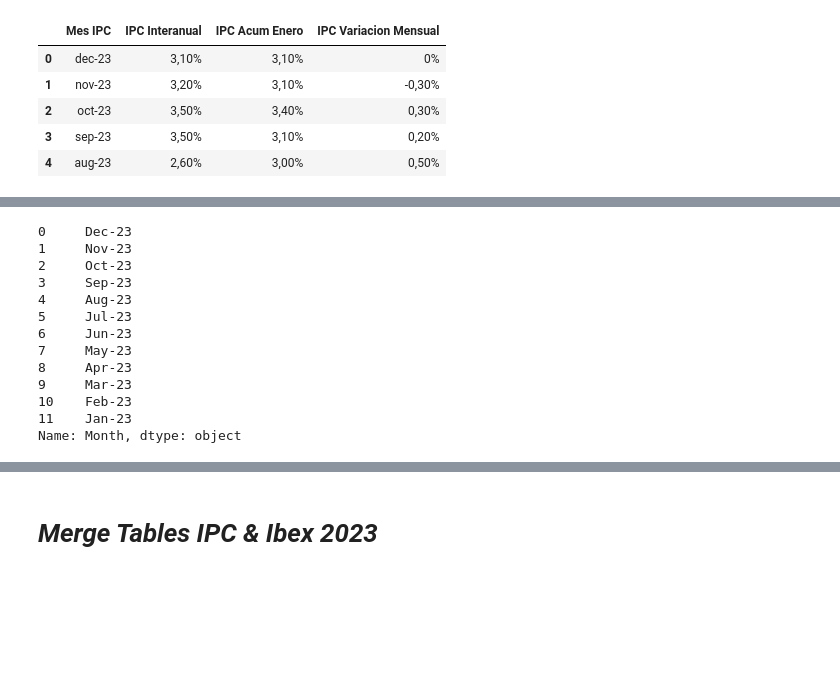
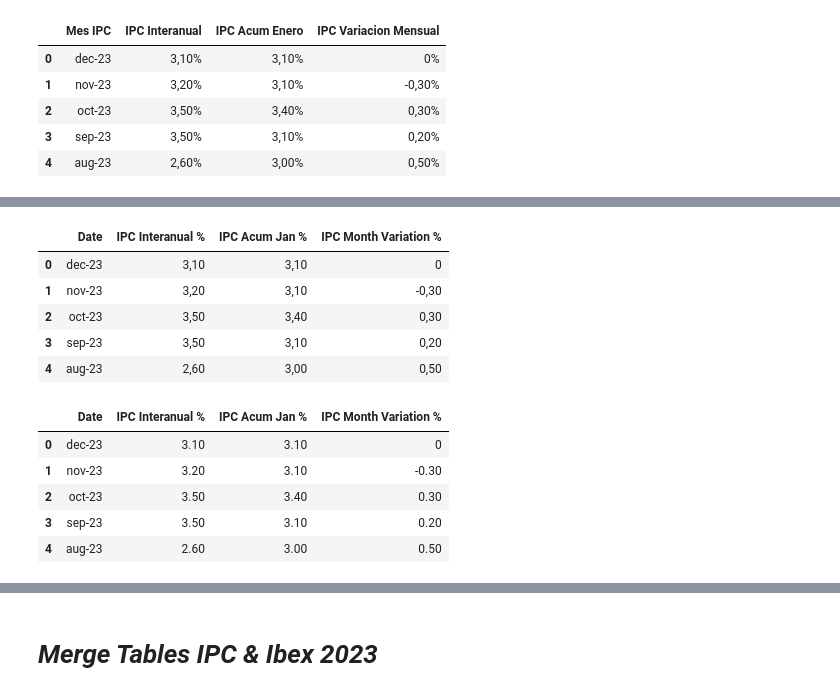
Before and after one commit to Manilab2309/ia-machine-learning, a Jupyter notebook: lab/NB_analyst_broker_operations.ipynb, the cells around one changed output, grey strips where cells are left out. Drawn from its saved outputs; the diff is of its cells as text; code cells hidden in the pictures; blank space fills up the shorter version.

```diff
--- a/lab/NB_analyst_broker_operations.ipynb
+++ b/lab/NB_analyst_broker_operations.ipynb
@@ -199,20 +206,27 @@ df_ipc_2023
-# %%
-# If you want capitalize strings
-# Documentation: https://pandas.pydata.org/docs/reference/api/pandas.Series.str.capitalize.html
-
-df_ipc_2023['Month'] = df_ipc_2023['Month'].str.capitalize()
-df_ipc_2023['Month']
-# %% [output]
-0     Dec-23
-1     Nov-23
-2     Oct-23
-3     Sep-23
-4     Aug-23
-5     Jul-23
-6     Jun-23
-7     May-23
-8     Apr-23
-9     Mar-23
-10    Feb-23
-11    Jan-23
-Name: Month, dtype: object
+# %%
+# Remove % char from cells
+df_ipc_2023[column_B_Renamed] = df_ipc_2023[column_B_Renamed].str.replace("%", "")
+df_ipc_2023[column_C_Renamed] = df_ipc_2023[column_C_Renamed].str.replace("%", "")
+df_ipc_2023[column_D_Renamed] = df_ipc_2023[column_D_Renamed].str.replace("%", "")
+
+df_ipc_2023.head()
+# %% [output]
+|  | Date | IPC Interanual % | IPC Acum Jan % | IPC Month Variation % |
+| 0 | dec-23 | 3,10 | 3,10 | 0 |
+| 1 | nov-23 | 3,20 | 3,10 | -0,30 |
+| 2 | oct-23 | 3,50 | 3,40 | 0,30 |
+| 3 | sep-23 | 3,50 | 3,10 | 0,20 |
+| 4 | aug-23 | 2,60 | 3,00 | 0,50 |
+# %%
+# Convert , to . for decimal delimiter token
+df_ipc_2023[column_B_Renamed] = df_ipc_2023[column_B_Renamed].str.replace(",", ".")
+df_ipc_2023[column_C_Renamed] = df_ipc_2023[column_C_Renamed].str.replace(",", ".")
+df_ipc_2023[column_D_Renamed] = df_ipc_2023[column_D_Renamed].str.replace(",", ".")
+df_ipc_2023.head()
+# %% [output]
+|  | Date | IPC Interanual % | IPC Acum Jan % | IPC Month Variation % |
+| 0 | dec-23 | 3.10 | 3.10 | 0 |
+| 1 | nov-23 | 3.20 | 3.10 | -0.30 |
+| 2 | oct-23 | 3.50 | 3.40 | 0.30 |
+| 3 | sep-23 | 3.50 | 3.10 | 0.20 |
+| 4 | aug-23 | 2.60 | 3.00 | 0.50 |
```
Also changed, not shown: parts of 10 cells of this notebook.
